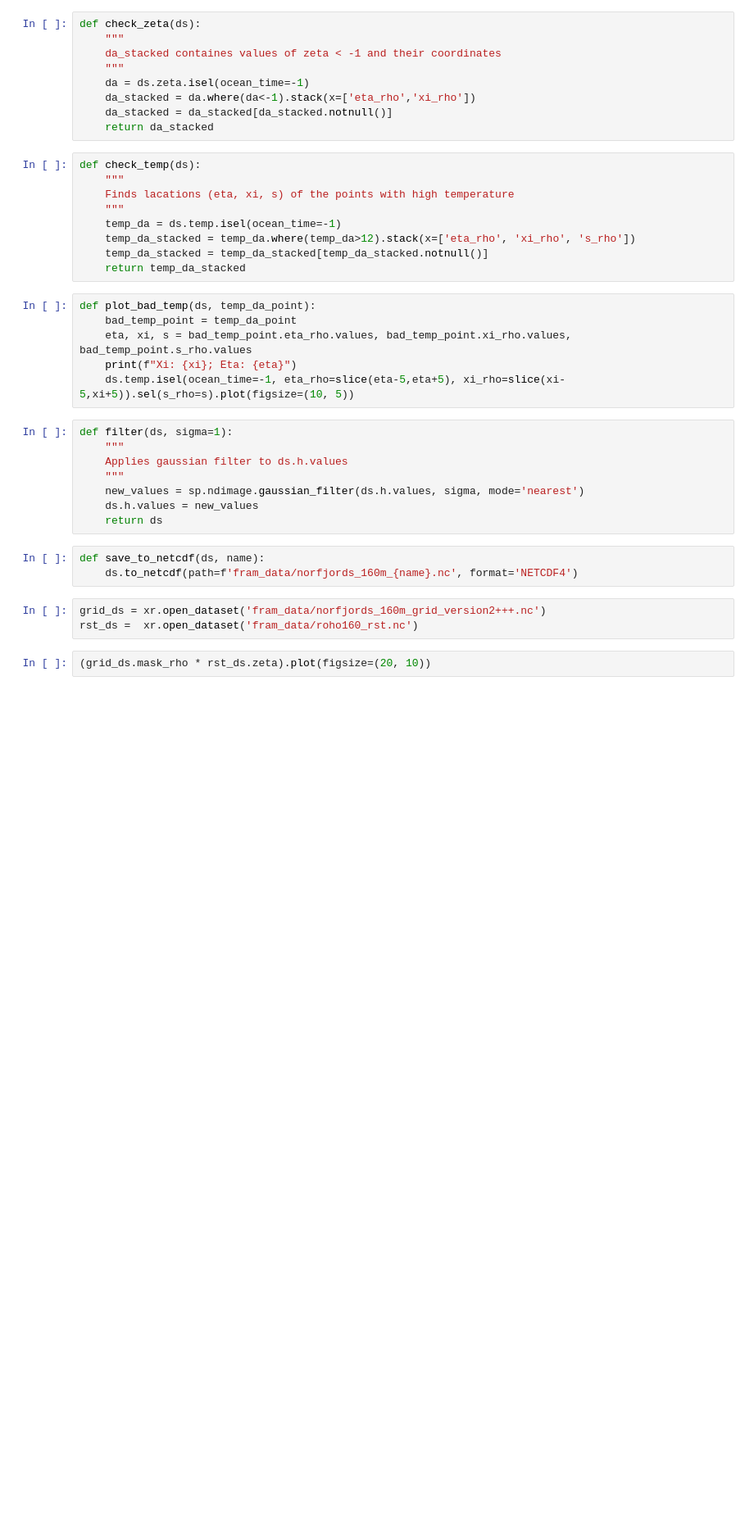
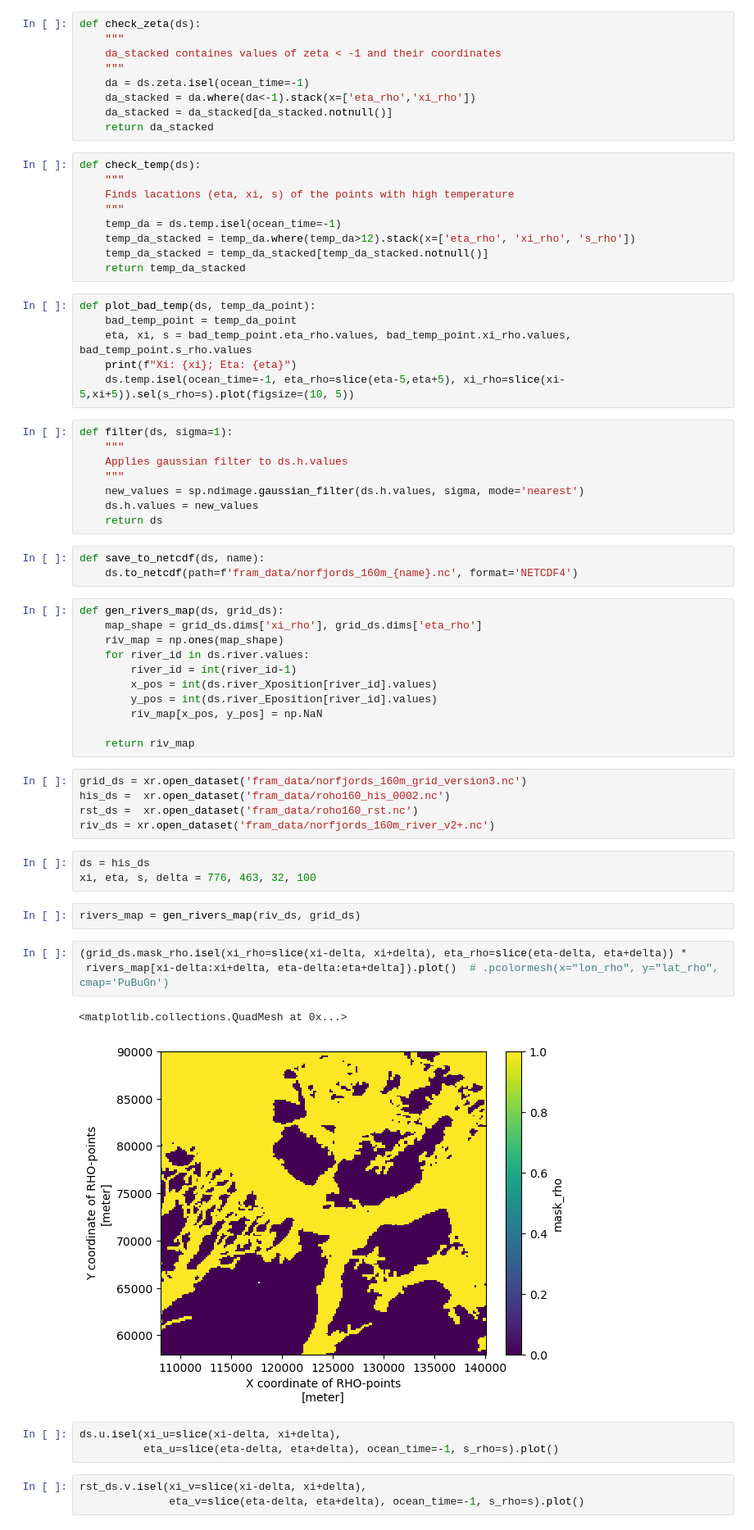
Before and after one commit to limash/roms-nc, a Jupyter notebook: 1_roho160_check.ipynb, the cells around one changed output. Shown at 82% size. Cells and saved outputs as stored; diff of their text form; blank space fills up the shorter version.

Commit message:
Add a check rivers one by one

```diff
--- a/1_roho160_check.ipynb
+++ b/1_roho160_check.ipynb
@@ -36,8 +37,36 @@ def filter(ds, sigma=1):
 # %%
 def save_to_netcdf(ds, name):
     ds.to_netcdf(path=f'fram_data/norfjords_160m_{name}.nc', format='NETCDF4')
+# %%
+def gen_rivers_map(ds, grid_ds):
+    map_shape = grid_ds.dims['xi_rho'], grid_ds.dims['eta_rho']
+    riv_map = np.ones(map_shape)
+    for river_id in ds.river.values:
+        river_id = int(river_id-1)
+        x_pos = int(ds.river_Xposition[river_id].values)
+        y_pos = int(ds.river_Eposition[river_id].values)
+        riv_map[x_pos, y_pos] = np.NaN
+
+    return riv_map
 # %%
-grid_ds = xr.open_dataset('fram_data/norfjords_160m_grid_version2+++.nc')
+grid_ds = xr.open_dataset('fram_data/norfjords_160m_grid_version3.nc')
+his_ds =  xr.open_dataset('fram_data/roho160_his_0002.nc')
 rst_ds =  xr.open_dataset('fram_data/roho160_rst.nc')
+riv_ds = xr.open_dataset('fram_data/norfjords_160m_river_v2+.nc')
-# %%
-(grid_ds.mask_rho * rst_ds.zeta).plot(figsize=(20, 10))
+# %%
+ds = his_ds
+xi, eta, s, delta = 776, 463, 32, 100
+# %%
+rivers_map = gen_rivers_map(riv_ds, grid_ds)
+# %%
+(grid_ds.mask_rho.isel(xi_rho=slice(xi-delta, xi+delta), eta_rho=slice(eta-delta, eta+delta)) *
+ rivers_map[xi-delta:xi+delta, eta-delta:eta+delta]).plot()  # .pcolormesh(x="lon_rho", y="lat_rho", cmap='PuBuGn')
+# %% [output]
+<matplotlib.collections.QuadMesh at 0x...>
+[figure, added]
+# %%
+ds.u.isel(xi_u=slice(xi-delta, xi+delta),
+          eta_u=slice(eta-delta, eta+delta), ocean_time=-1, s_rho=s).plot()
+# %%
+rst_ds.v.isel(xi_v=slice(xi-delta, xi+delta),
+              eta_v=slice(eta-delta, eta+delta), ocean_time=-1, s_rho=s).plot()
```
Also changed, not shown: parts of 4 cells of this notebook, 1 other file.
